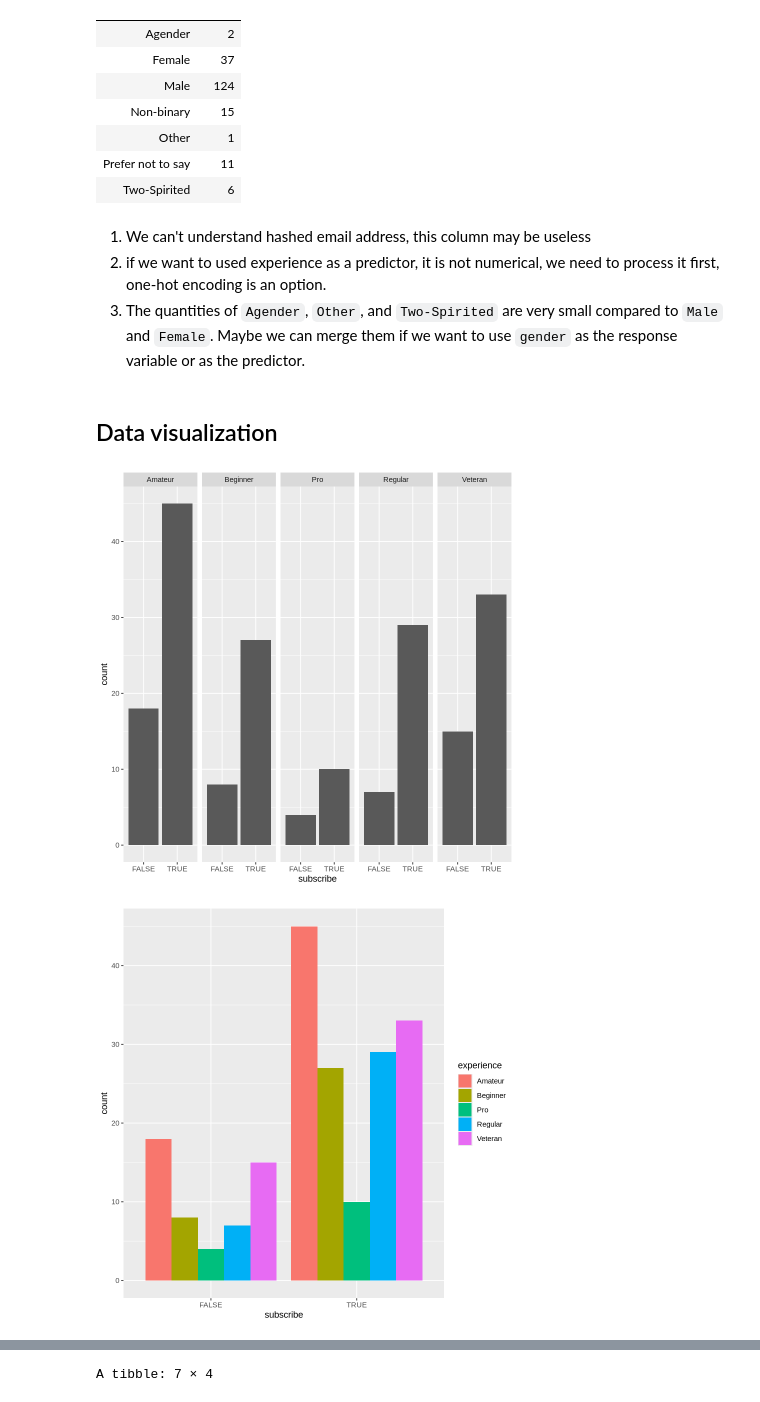
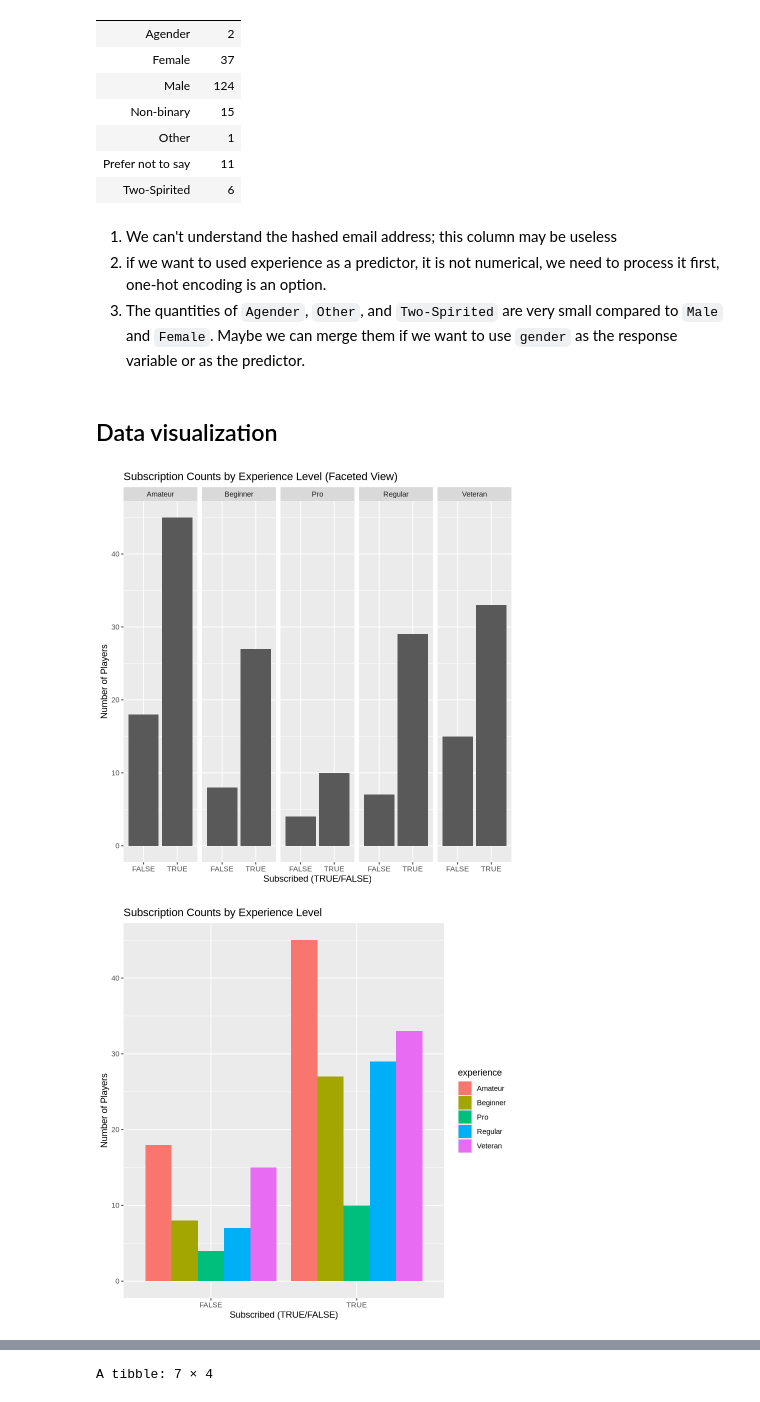
Before and after one commit to lsqolivia/THE-FINAL-dsci-project, a Jupyter notebook: dsci project.ipynb, the cells around one changed output, grey strips where cells are left out. Saved outputs shown, nothing was run; the diff lists cells and outputs as text; code cells hidden in the pictures.

Commit message:
Graphs with insights added except the last one... and also a table
refined everything else

```diff
--- a/dsci project.ipynb
+++ b/dsci project.ipynb
@@ -101,14 +101,23 @@ A tibble: 7 × 2
 | Prefer not to say | 11 |
 | Two-Spirited | 6 |
 # %% [markdown]
-1. We can't understand hashed email address, this column may be useless
+1. We can't understand the hashed email address; this column may be useless
 2. if we want to used experience as a predictor, it is not numerical, we need to process it first, one-hot encoding is an option.
 3. The quantities of `Agender`, `Other`, and `Two-Spirited` are very small compared to `Male` and `Female`. Maybe we can merge them if we want to use `gender` as the response variable or as the predictor.
 # %% [markdown]
 ## Data visualization
 # %%
-ggplot(players, aes(x=subscribe)) + geom_bar() + facet_grid(cols = vars(experience))
-ggplot(players, aes(x=subscribe)) + geom_bar(aes(fill=experience), position="dodge")
+ggplot(players, aes(x=subscribe)) + geom_bar() +
+facet_grid(cols = vars(experience)) +
+labs(title = "Subscription Counts by Experience Level (Faceted View)",
+     x = "Subscribed (TRUE/FALSE)",
+     y = "Number of Players")
+
+ggplot(players, aes(x=subscribe)) +
+geom_bar(aes(fill=experience), position="dodge") +
+labs(title = "Subscription Counts by Experience Level",
+     x = "Subscribed (TRUE/FALSE)",
+     y = "Number of Players")
 # %% [output]
-[figure, old version]
+[figure, new version]
-[figure, old version]
+[figure, new version]
```
Also changed, not shown: parts of 8 cells of this notebook.
